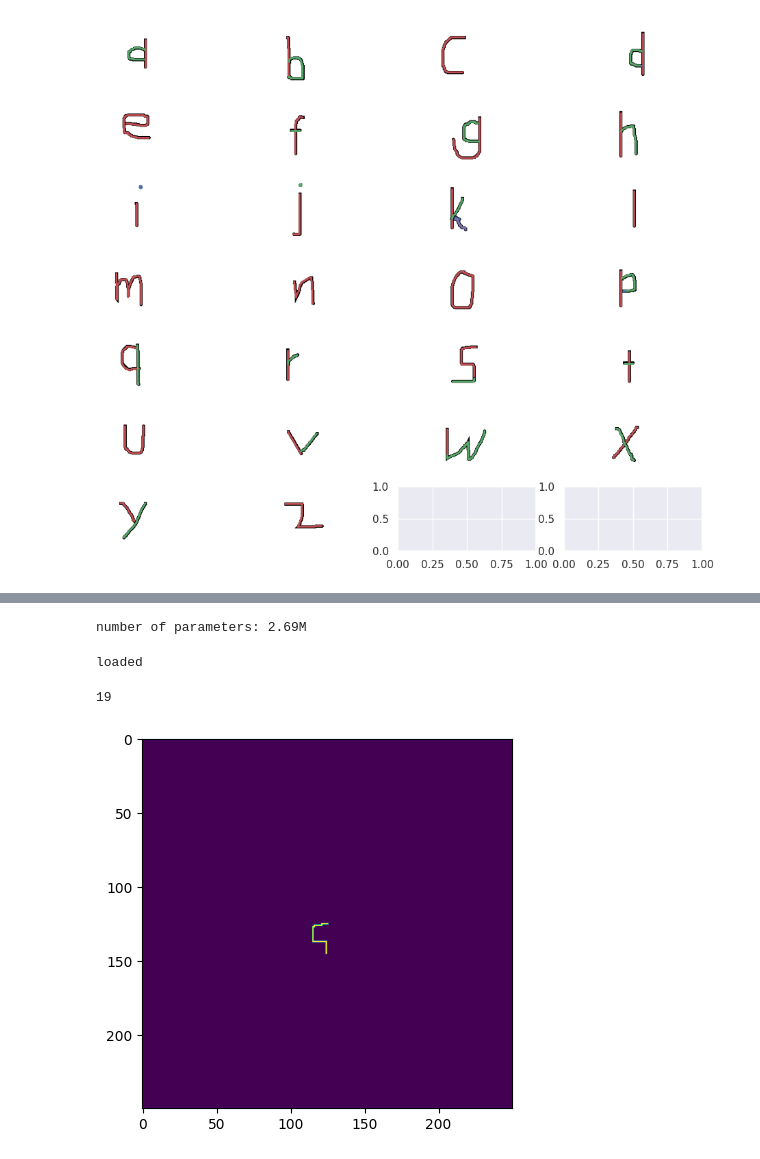
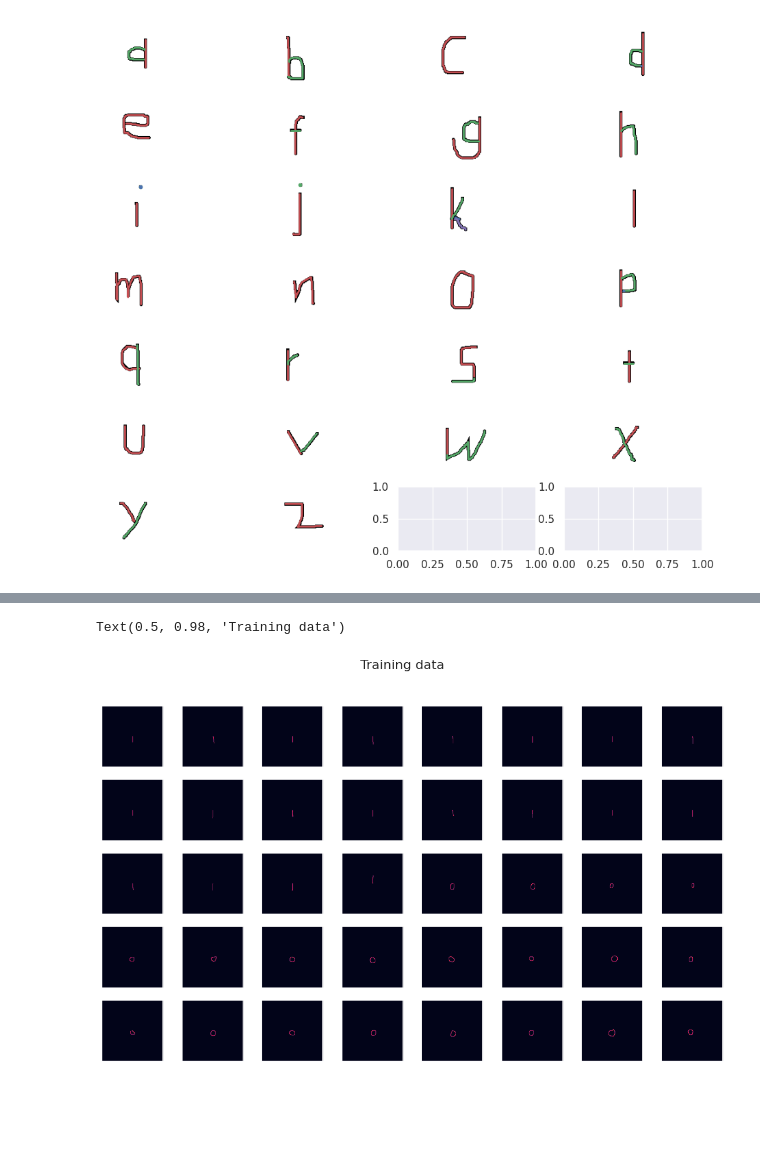
Before and after one commit to KilianFt/Adaptive-HCI, a Jupyter notebook: notebooks/omniglot_exploration.ipynb, the cells around one changed output, grey strips where cells are left out. Saved outputs shown, nothing was run; the diff lists cells and outputs as text; code cells hidden in the pictures; blank space fills up the shorter version.

```diff
--- a/notebooks/omniglot_exploration.ipynb
+++ b/notebooks/omniglot_exploration.ipynb
@@ -55,3 +44,6 @@ def num2str(idx):
 # %%
 img_dir = Path('../datasets/omniglot/python/images_background/Latin/')
-stroke_dir = Path('../datasets/omniglot/python/strokes_background/strokes_background/Latin/')
+stroke_dir = Path('../datasets/omniglot/python/strokes_background/Latin/')
+
+raw_omniglot = get_raw_omniglot_dataset(stroke_dir, img_dir)
+n_characters = len([x for x in img_dir.glob('*')])
@@ -105,10 +56,6 @@ for char_idx in range(n_characters):
     row_idx = char_idx // n_cols
     col_idx = char_idx % n_cols
     ax = axs[row_idx, col_idx]
-    plot_motor_to_image(dataset[char_idx]['img'][0], dataset[char_idx]['motor'][0], ax, lw=2)
+    plot_motor_to_image(raw_omniglot[char_idx]['img'][0], raw_omniglot[char_idx]['motor'][0], ax, lw=2)
 # %% [output]
 [figure]
-# %%
-fig, ax = plt.subplots(1, 1, figsize=(5,5))
-plot_motor_to_image(dataset[5]['img'][0], dataset[5]['motor'][0], ax)
-# ax.plot((0,100), (0,100))
@@ -240,18 +61,0 @@ config = AutoDrawerConfig()
-# %%
-def plot_moves(moves, canvas_size=120, save_img=True):
-    canvas = np.zeros((canvas_size, canvas_size))
-    last_point = np.array([canvas_size // 2, canvas_size // 2])
-    canvas[last_point[0], last_point[1]] = 1
-
-    for move in moves:
-        point = last_point + move
-        canvas[point[0], point[1]] = 1
-        last_point = point
-    plt.imshow(canvas)
-    if save_img:
-        plt.savefig("figures/draw_test")
-
-
-def plot_encoded_moves(encoded_moves, move_map, canvas_size=120, save_img=True):
-    moves = [move_map[x] for x in encoded_moves]
-    plot_moves(moves, canvas_size=canvas_size, save_img=save_img)
@@ -289,19 +64,0 @@ from mingpt.model import GPT
-# %%
-model_config = GPT.get_default_config()
-model_config.model_type = 'gpt-mini'
-model_config.vocab_size = 6 # openai's model vocabulary
-model_config.block_size = 100  # openai's model block_size (i.e. input context length)
-model = GPT(model_config)
-# %% [output]
-number of parameters: 2.69M
-# %%
-state_dict = torch.load('../models/draw_gpt_state_dict.pt')
-model.load_state_dict(state_dict)
-model.eval()
-print('loaded')
-# %% [output]
-loaded
-# %%
-start_tokens_full.shape[0] - start_tokens.shape[0]
-# %% [output]
-19
@@ -310,10 +65,15 @@ start_tokens = torch.tensor([1])
-# %%
-out = model.generate(start_tokens.unsqueeze(0), 150, do_sample=True)[0]
-idx = torch.where(out == 4)[0]
-if len(idx) > 0:
-    short_out = out[:idx.min()]
-    idx.min()
-
-plot_encoded_moves(short_out, move_map, canvas_size=250, save_img=False)
-# %% [output]
-[figure, removed]
+# %%
+n_cols = 8
+n_rows = int(np.ceil(len(train_dataset.data) / n_cols))
+
+fig, axs = plt.subplots(n_rows, n_cols, figsize=(14,8))
+for i, stroke in enumerate(train_dataset.data):
+    row_idx = i // n_cols
+    col_idx = i % n_cols
+    ax = axs[row_idx, col_idx]
+    plot_encoded_moves(stroke, canvas_size=250, ax=ax)
+
+fig.suptitle('Training data', fontsize=16)
+# %% [output]
+Text(0.5, 0.98, 'Training data')
+[figure, added]
```
Also changed, not shown: parts of 26 cells of this notebook, 12 other files.
